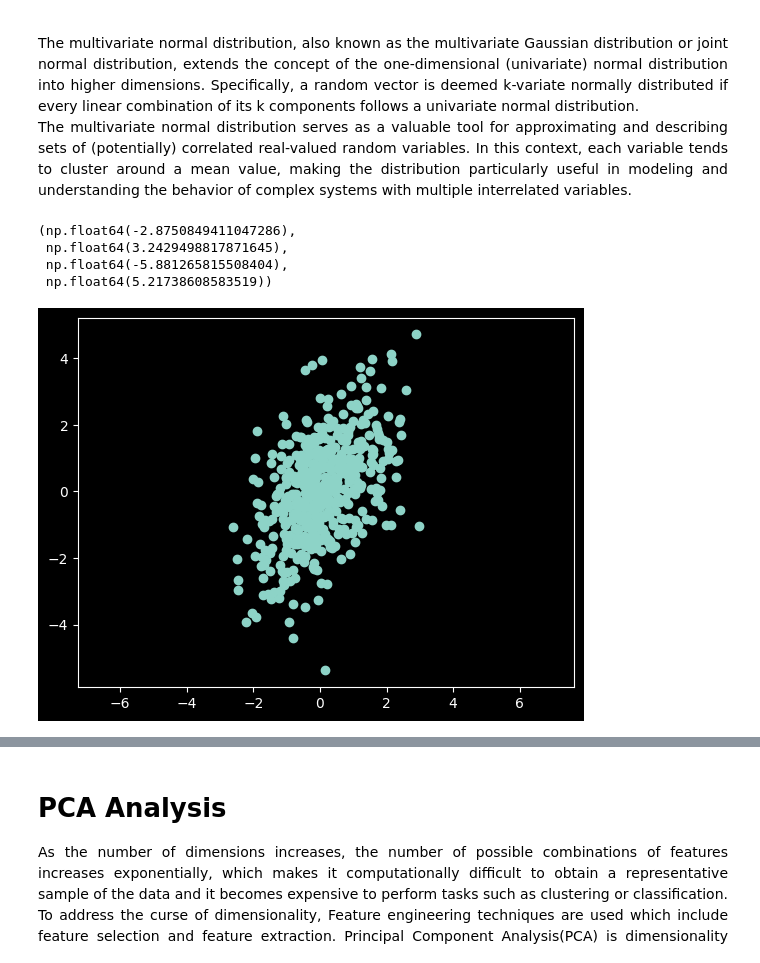
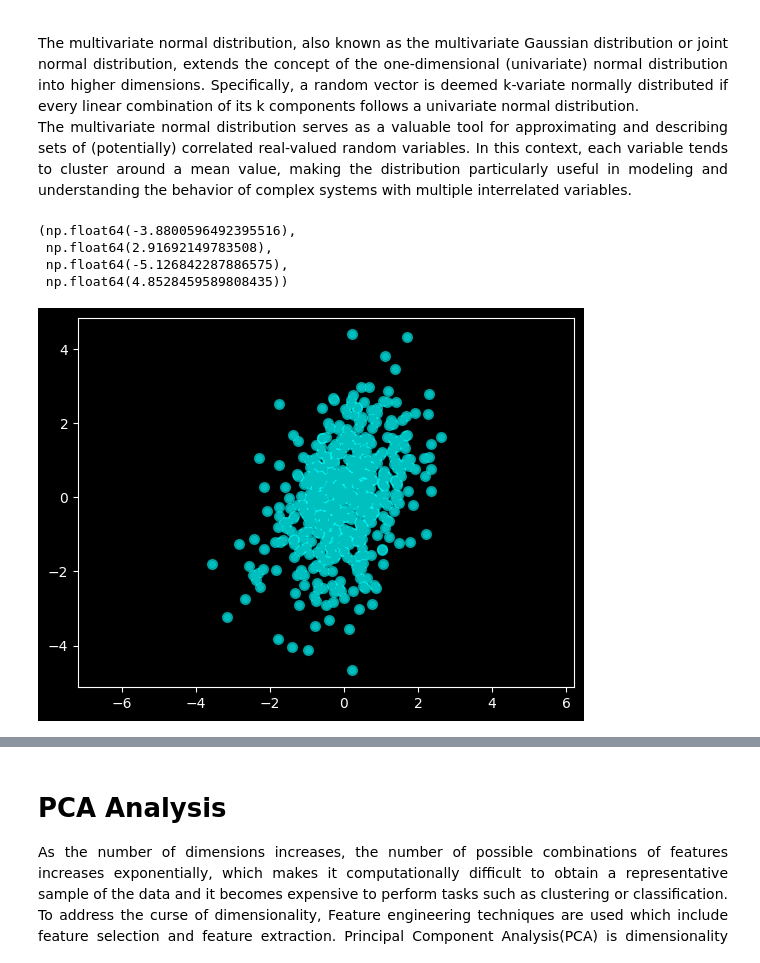
Before and after one commit to EdilbertoAntonio/ejercicios_maestria_icd, a Jupyter notebook: mineria de datos/PCA.ipynb, the cells around one changed output, grey strips where cells are left out. Cells and saved outputs as stored; diff of their text form; code cells hidden in the pictures.

```diff
--- a/mineria de datos/PCA.ipynb
+++ b/mineria de datos/PCA.ipynb
@@ -19,19 +19,21 @@ The multivariate normal distribution serves as a valuable tool for approximating
 # %%
 import numpy as np
 import pandas as pd
 import matplotlib.pyplot as plt
 plt.style.use('default')
 plt.style.use('dark_background')
 mean=[0,0]
 cov=[[1,0.6],
     [0.6,2]]
 fig,ax=plt.subplots()
 y=np.random.multivariate_normal(mean,cov,500)
-ax.scatter(y[:,0],y[:,1])
+ax.scatter(y[:,0],y[:,1], color='#00FFFF', s=50, alpha=0.5)
+ax.scatter(y[:,0],y[:,1], color='#00BFBF', s=20)
+
 plt.axis("equal")
 # %% [output]
-(np.float64(-2.8750849411047286),
- np.float64(3.2429498817871645),
- np.float64(-5.881265815508404),
- np.float64(5.21738608583519))
+(np.float64(-3.8800596492395516),
+ np.float64(2.91692149783508),
+ np.float64(-5.126842287886575),
+ np.float64(4.8528459589808435))
-[figure, old version]
+[figure, new version]
```
Also changed, not shown: parts of 14 cells of this notebook, 7 other files.
